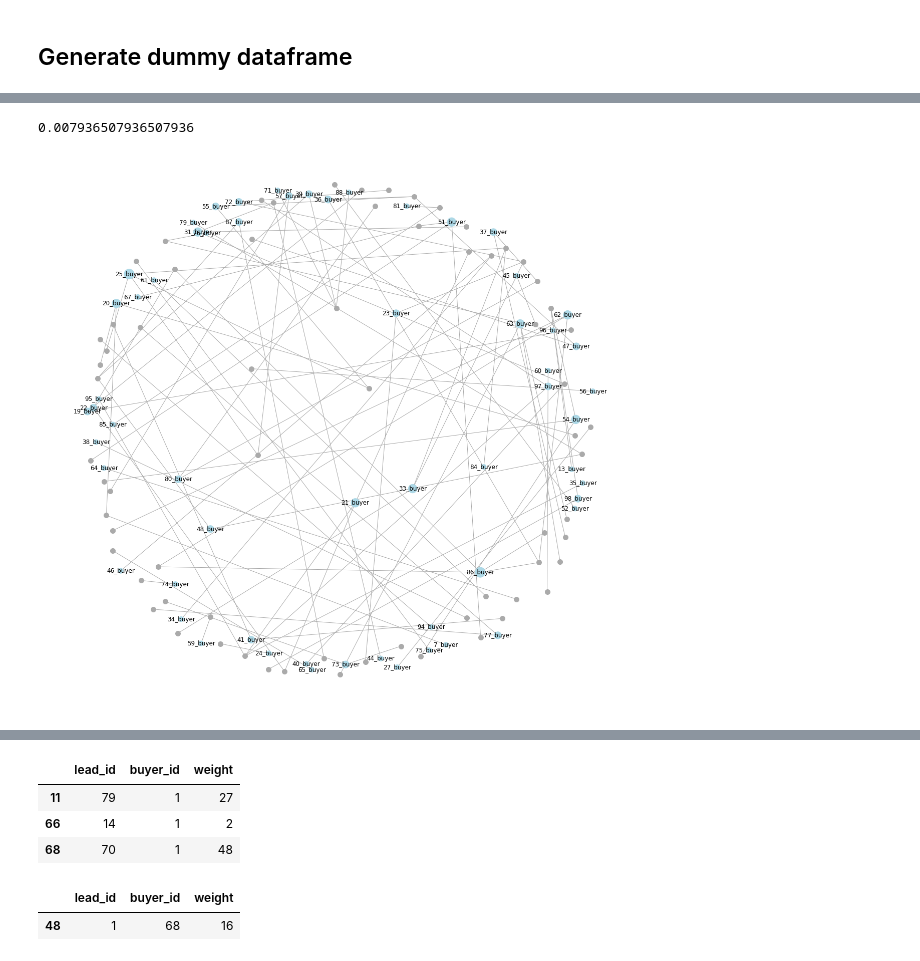
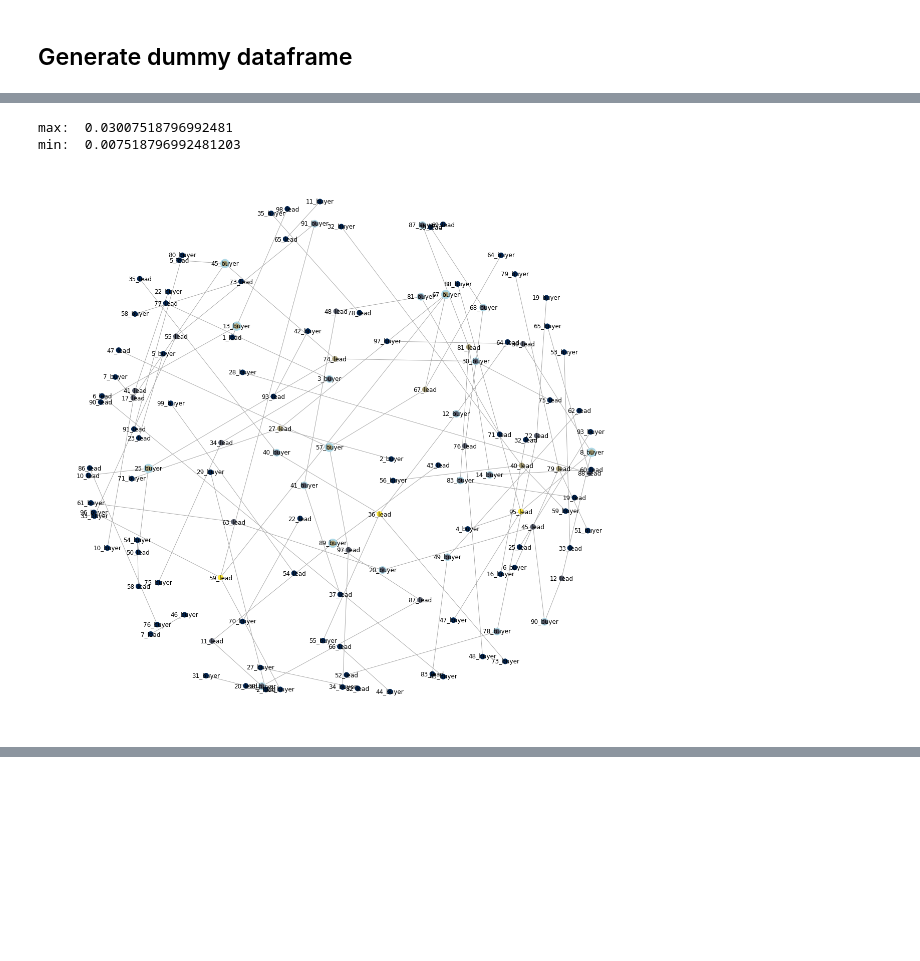
Before and after one commit to kempspo/NetworkX, a Jupyter notebook: NetworkX.ipynb, the cells around one changed output, grey strips where cells are left out. Saved outputs shown, nothing was run; the diff lists cells and outputs as text; code cells hidden in the pictures; blank space fills up the shorter version.

```diff
--- a/NetworkX.ipynb
+++ b/NetworkX.ipynb
@@ -37,7 +37,7 @@ df
 100 rows × 3 columns
 # %%
 G = nx.from_pandas_edgelist(df,source='lead_id',target='buyer_id',edge_attr='weight',create_using=nx.Graph())
-layout = nx.spring_layout(G,k = 5, iterations=50)
+layout = nx.spring_layout(G,k = 2, iterations=50)
 # %%
 leads = list(df['lead_id'].unique())
 buyers = list(df['buyer_id'].unique())
@@ -47,37 +47,39 @@ from networkx.algorithms import centrality
 dc = centrality.degree_centrality(G)
 degree_c = nx.degree_centrality(G)
 degree_list = [ v for v in degree_c.values() ]
-# %%
-min(degree_list)
-# %% [output]
-0.007936507936507936
+# %%
+print('max: ',max(degree_list), '\n'
+      'min: ',min(degree_list))
+# %% [output]
+max:  0.03007518796992481
+min:  0.007518796992481203
 # %%
 %%time
 plt.figure(figsize=(20, 20))
 
 # 3. Draw the parts we want
 nx.draw_networkx_edges(G, layout, edge_color='#AAAAAA')
 
 buyers = [node for node in G.nodes() if node in df['buyer_id'].unique()]
 size = [G.degree(node) * 100 for node in G.nodes() if node in df['buyer_id'].unique()]
 nx.draw_networkx_nodes(G, layout, nodelist=buyers, node_size=size, node_color='lightblue')
 
 leads = [node for node in G.nodes() if node in df['lead_id'].unique()]
 nx.draw_networkx_nodes(G, layout, nodelist=leads, node_size=100, node_color='#AAAAAA')
 
-#nx.draw_networkx_nodes(G, layout, nodelist=degree_c.keys(), node_size=100, node_color=degree_list, cmap=plt.cm.cividis, vmax=0.0975609756097561, vmin=0.012195121951219513)
+nx.draw_networkx_nodes(G, layout, nodelist=degree_c.keys(), node_size=100, node_color=degree_list, cmap=plt.cm.cividis, vmax=0.03007518796992481 , vmin=0.007518796992481203)
 
 buyers_dict = dict(zip(buyers, buyers))
 nx.draw_networkx_labels(G, layout, labels=buyers_dict)
 
-#leads_dict = dict(zip(leads, leads))
-#nx.draw_networkx_labels(G, layout, labels=leads_dict)
+leads_dict = dict(zip(leads, leads))
+nx.draw_networkx_labels(G, layout, labels=leads_dict)
 
 plt.axis('off')
 
 #plt.title("Revolutionary Clubs")
 
 # 5. Tell matplotlib to show it
 plt.show()
 # %% [output]
-[figure, old version]
+[figure, new version]
@@ -85,12 +86,0 @@ Wall time: 762 ms
-# %%
-df.loc[df['buyer_id']==1]
-# %% [output]
-|  | lead_id | buyer_id | weight |
-| 11 | 79 | 1 | 27 |
-| 66 | 14 | 1 | 2 |
-| 68 | 70 | 1 | 48 |
-# %%
-df.loc[df['lead_id']==1]
-# %% [output]
-|  | lead_id | buyer_id | weight |
-| 48 | 1 | 68 | 16 |
```
Also changed, not shown: parts of 2 cells of this notebook.
